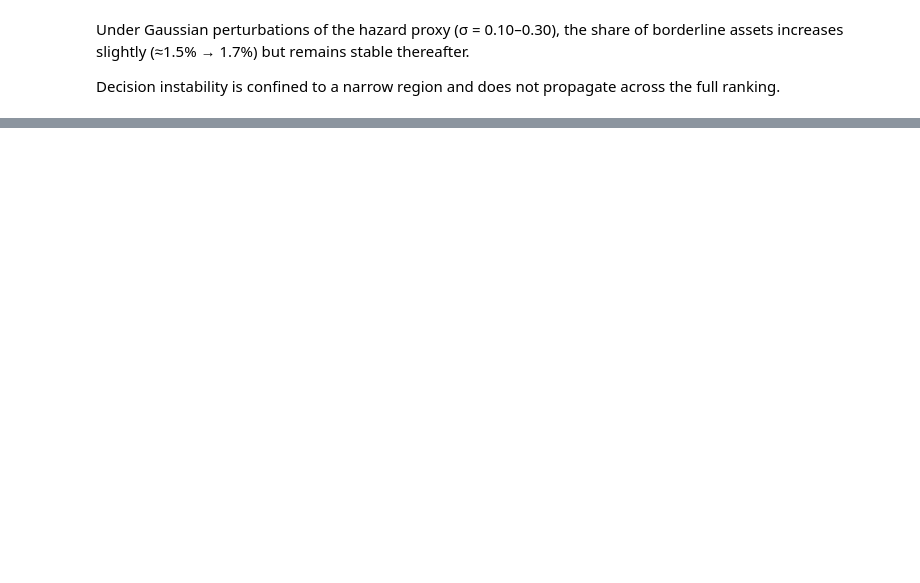
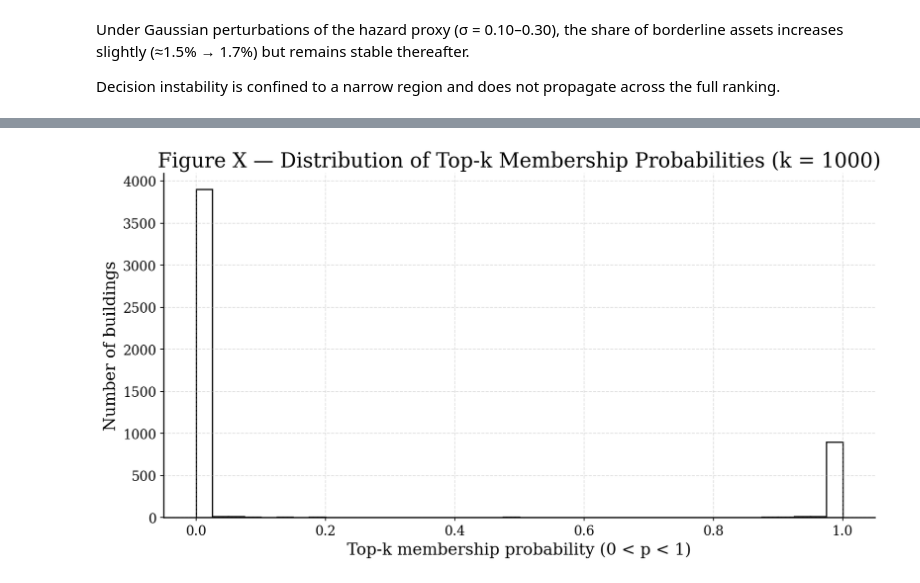
Before and after one commit to Habnetic/resilient-housing-bayes, a Jupyter notebook: notebooks/15_phase2_hazard_noise.ipynb, the cells around one changed output, grey strips where cells are left out. Cells and saved outputs as stored; diff of their text form; code cells hidden in the pictures; blank space fills up the shorter version.

```diff
--- a/notebooks/15_phase2_hazard_noise.ipynb
+++ b/notebooks/15_phase2_hazard_noise.ipynb
@@ -242,0 +329,19 @@ propagate across the full ranking.
+# %%
+fig, ax = plt.subplots(figsize=(11, 6))
+
+ax.hist(
+    df["topk_prob"],
+    bins=40,
+    color="white",          # fill
+    edgecolor="black",      # outline
+    linewidth=1.2
+)
+
+ax.set_title("Figure X — Distribution of Top-k Membership Probabilities (k = 1000)")
+ax.set_xlabel("Top-k membership probability (0 < p < 1)")
+ax.set_ylabel("Number of buildings")
+
+fig.tight_layout()
+plt.show()
+# %% [output]
+[figure, added]
```
Also changed, not shown: parts of 12 cells of this notebook, 1 other file.
